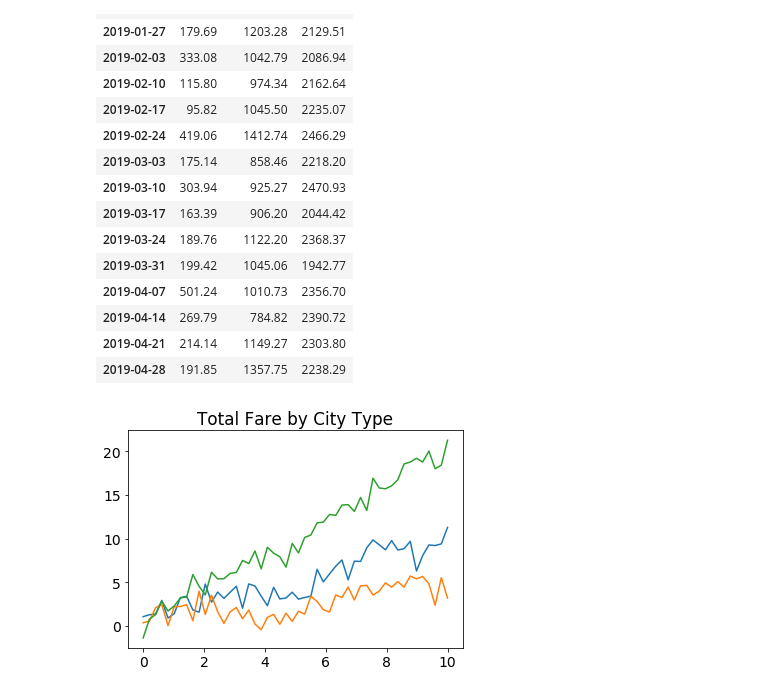
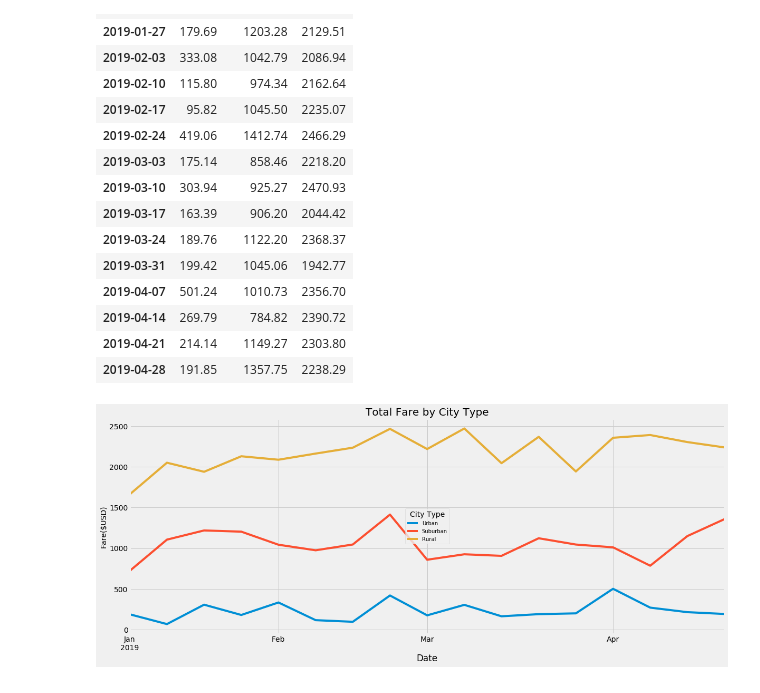
Before and after one commit to loydvalp/PyBer_Analysis, a Jupyter notebook: PyBer.ipynb, the cells around one changed output. Saved outputs shown, nothing was run; the diff lists cells and outputs as text; code cells hidden in the pictures.

```diff
--- a/PyBer.ipynb
+++ b/PyBer.ipynb
@@ -1042,8 +1042,8 @@ dtypes: float64(1), object(1)
 memory usage: 55.7+ KB
 # %%
 #Calculate the sum() of fares by the type of city and date using groupby() to create a Series
-faresbyCityTypeDate = pd.DataFrame(faresByCityTypeDF.groupby(["Date","City Type"]).sum())
-faresbyCityTypeDate
+faresbyCityTypeDateDF = pd.DataFrame(faresByCityTypeDF.groupby(["Date","City Type"]).sum())
+faresbyCityTypeDateDF
 # %% [output]
 |  |  | Fare |
 | Date | City Type |  |
@@ -1061,9 +1061,9 @@ faresbyCityTypeDate
 2375 rows × 1 columns
 # %%
 #Reset the index, then create a pivot table DataFrame with the Date as the index and columns = 'City Type'. The Fare for each Date should appear in each row.
-updateIndexFares= faresbyCityTypeDate.reset_index()
-pyberPivotTable = updateIndexFares.pivot(index="Date", columns = "City Type")["Fare"]
-pyberPivotTable.head(10)
+updateIndexFaresDF= faresbyCityTypeDateDF.reset_index()
+pyberPivotTableDF = updateIndexFaresDF.pivot(index="Date", columns = "City Type")["Fare"]
+pyberPivotTableDF.head(10)
 # %% [output]
 | City Type | Rural | Suburban | Urban |
 | Date |  |  |  |
@@ -1079,8 +1079,8 @@ pyberPivotTable.head(10)
 | 2019-01-01 14:52:06 | NaN | 31.15 | NaN |
 # %%
 #Create a new DataFrame from the pivot table DataFrame on the given dates, '2019-01-01':'2019-04-28', using loc.
-updatePyberFares = pyberPivotTable.loc['2019-01-01':'2019-04-28']
-updatePyberFares.head()
+updatePyberFaresDF = pyberPivotTableDF.loc['2019-01-01':'2019-04-28']
+updatePyberFaresDF.head()
 # %% [output]
 | City Type | Rural | Suburban | Urban |
 | Date |  |  |  |
@@ -1090,8 +1090,8 @@ updatePyberFares.head()
 | 2019-01-01 03:46:50 | NaN | NaN | 7.57 |
 | 2019-01-01 05:23:21 | NaN | NaN | 10.75 |
 # %%
-updatePyberFaresResampled= updatePyberFares.resample("W").sum()
-updatePyberFaresResampled
+updatePyberFaresDF = updatePyberFaresDF.resample("W").sum()
+updatePyberFaresDF
 # %% [output]
 | City Type | Rural | Suburban | Urban |
 | Date |  |  |  |
@@ -1112,21 +1112,3 @@ updatePyberFaresResampled
 | 2019-04-14 | 269.79 | 784.82 | 2390.72 |
 | 2019-04-21 | 214.14 | 1149.27 | 2303.80 |
 | 2019-04-28 | 191.85 | 1357.75 | 2238.29 |
-# %%
-#the DataFrame you created in Step 9 using the df.plot()
-#plt.style.use('fivethirtyeight')
-x = np.linspace(0, 10)
-
-# Fixing random state for reproducibility
-np.random.seed(19680801)
-
-fig, ax = plt.subplots()
-
-ax.plot(x, np.sin(x) + x + np.random.randn(50))
-ax.plot(x, np.sin(x) + 0.5 * x + np.random.randn(50))
-ax.plot(x, np.sin(x) + 2 * x + np.random.randn(50))
-ax.set_title("Total Fare by City Type")
-
-plt.show()
-# %% [output]
-[figure, removed]
@@ -1132,0 +1118,21 @@ plt.show()
+# %%
+#the DataFrame you created in Step 9 using the df.plot()
+
+#Setting FiveThirtyEight style
+plt.style.use('fivethirtyeight')
+
+#Plotting each category
+ax = updatePyberFaresDF.plot(figsize=(18,7))
+
+#Set axis
+ax.set_title("Total Fare by City Type", fontsize = "20")
+ax.set_ylabel("Fare($USD)", fontsize = "14")
+ax.grid(True)
+
+
+ax.legend(["Urban", "Suburban", "Rural"], title="City Type", loc="center", fontsize="10", mode="Expanded")
+
+plt.savefig("analysis/Fig8.png")
+plt.show()
+# %% [output]
+[figure, added]
```
Also changed, not shown: parts of 1 cell of this notebook, 1 other file.
